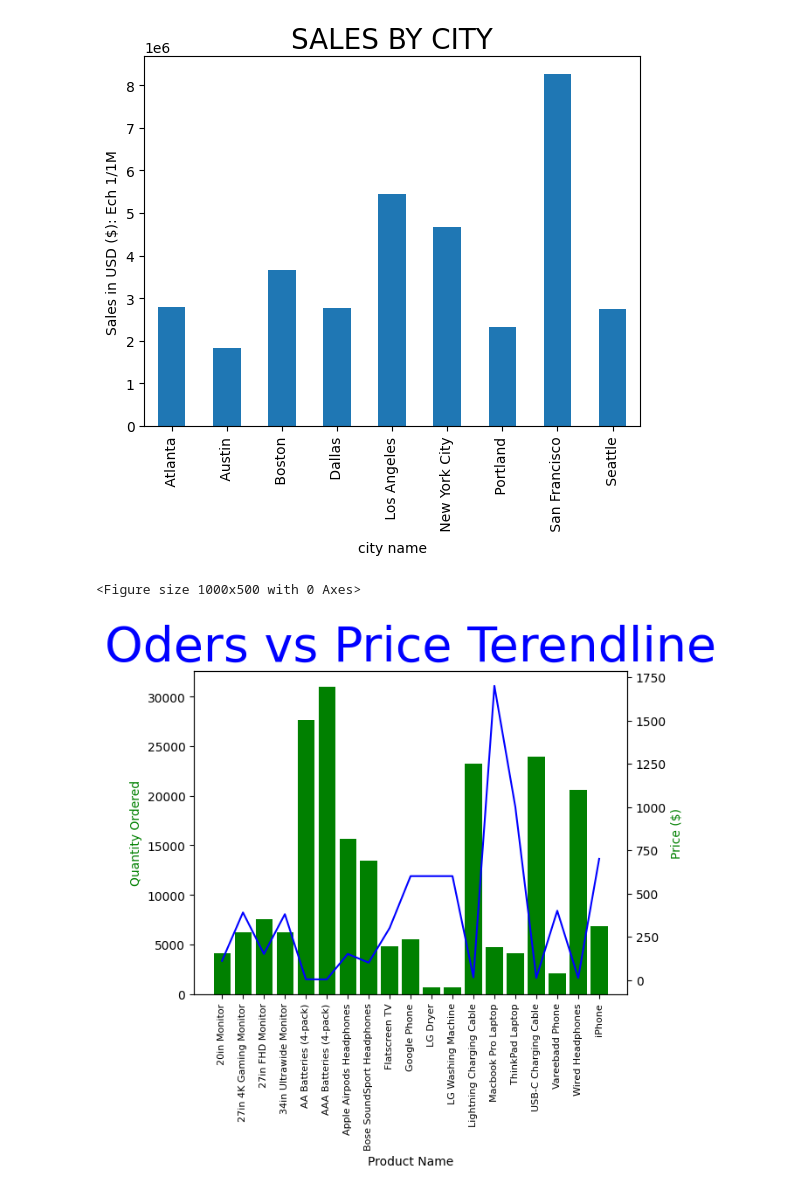
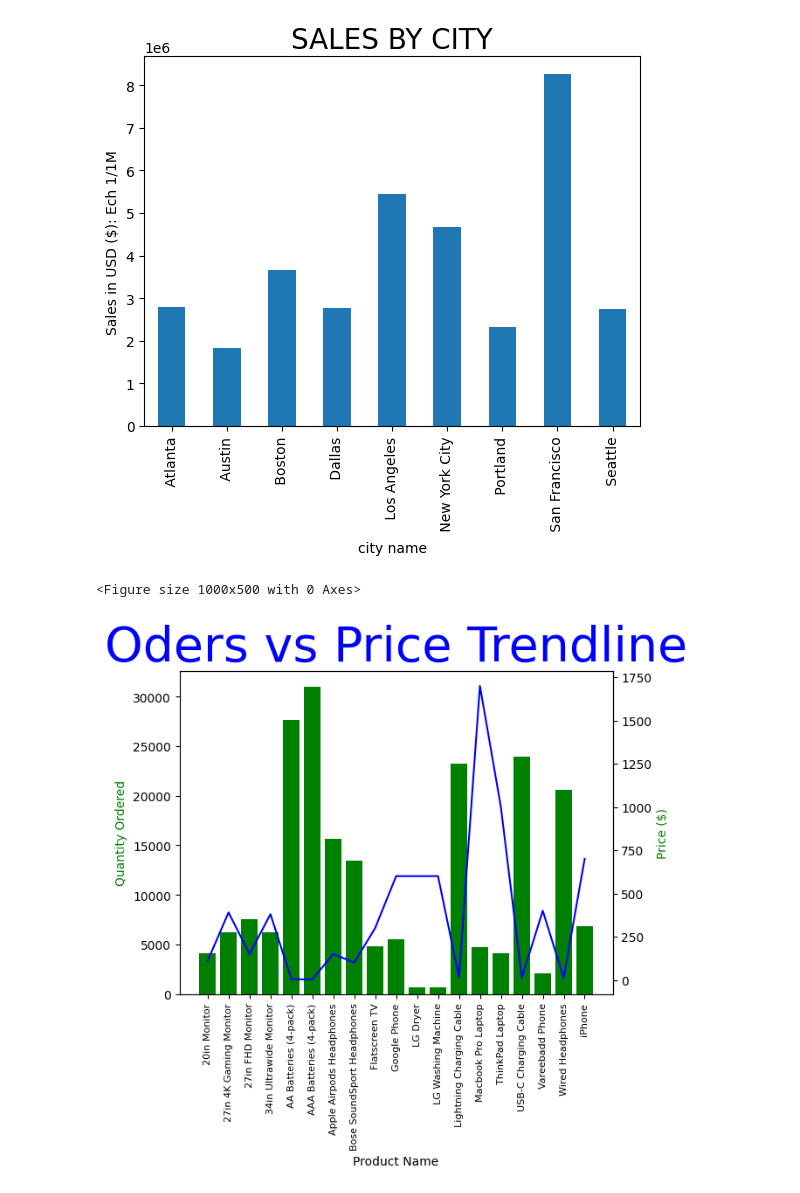
Before and after one commit to Gedeonkas/Salesdataset, a Jupyter notebook: SALESDATA2019.ipynb, the cells around one changed output. Drawn from its saved outputs; the diff is of its cells as text; code cells hidden in the pictures.

```diff
--- a/SALESDATA2019.ipynb
+++ b/SALESDATA2019.ipynb
@@ -255,19 +255,19 @@ plt.show()
 # %%
 product=salesdata.groupby('Product')['Quantity Ordered'].sum().index
 quantity=salesdata.groupby('Product')['Quantity Ordered'].sum()
 price=salesdata.groupby('Product')['Price Each'].mean()
 plt.figure(figsize=(10,5))
 fig, ax1=plt.subplots()
 ax2=ax1.twinx()
 ax1.bar(product,quantity,color='g')
 ax2.plot(product,price,'b-')
 ax1.set_xticks(product)
 ax1.set_xticklabels(product,rotation='vertical',size=8  )
 ax1.set_xlabel('Product Name')
 ax1.set_ylabel('Quantity Ordered',color='g')
 ax2.set_ylabel('Price ($)',color='g')
-plt.title('Oders vs Price Terendline',size=40, color='b')
+plt.title('Oders vs Price Trendline',size=40, color='b')
 plt.show()
 # %% [output]
 <Figure size 1000x500 with 0 Axes>
-[figure, old version]
+[figure, new version]
```
